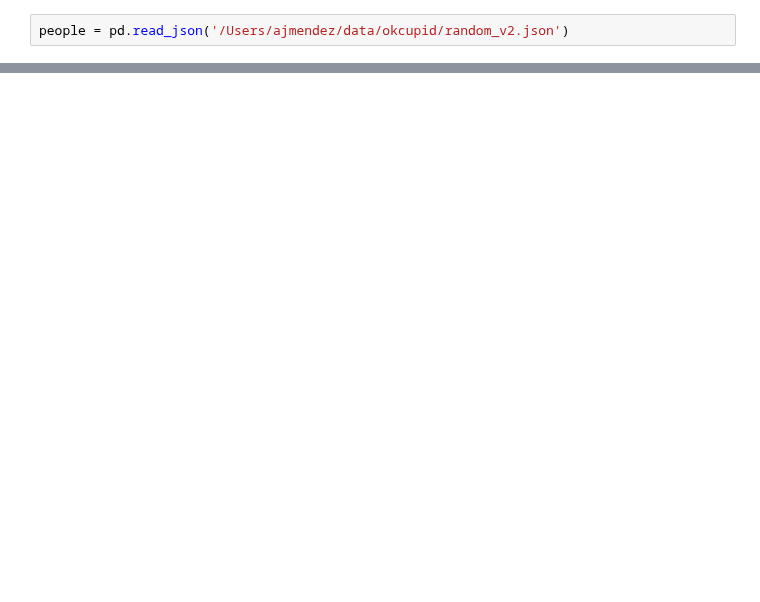
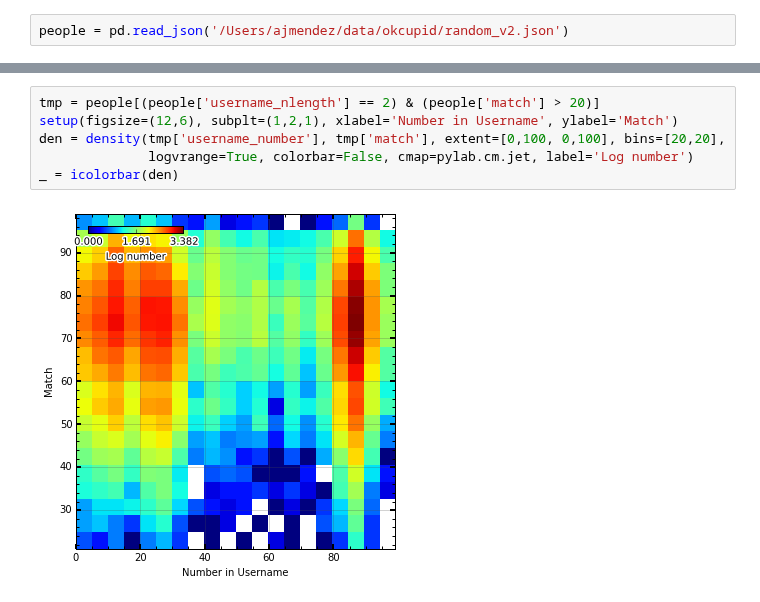
Before and after one commit to ajmendez/explore, a Jupyter notebook: cupid/markov_names.ipynb, the cells around one changed output, grey strips where cells are left out. Drawn from its saved outputs; the diff is of its cells as text; blank space fills up the shorter version.

```diff
--- a/cupid/markov_names.ipynb
+++ b/cupid/markov_names.ipynb
@@ -124,0 +273,8 @@ def gen_word():
+# %%
+tmp = people[(people['username_nlength'] == 2) & (people['match'] > 20)]
+setup(figsize=(12,6), subplt=(1,2,1), xlabel='Number in Username', ylabel='Match')
+den = density(tmp['username_number'], tmp['match'], extent=[0,100, 0,100], bins=[20,20],
+              logvrange=True, colorbar=False, cmap=pylab.cm.jet, label='Log number')
+_ = icolorbar(den)
+# %% [output]
+[figure, added]
```
Also changed, not shown: parts of 18 cells of this notebook, 3 other files.
